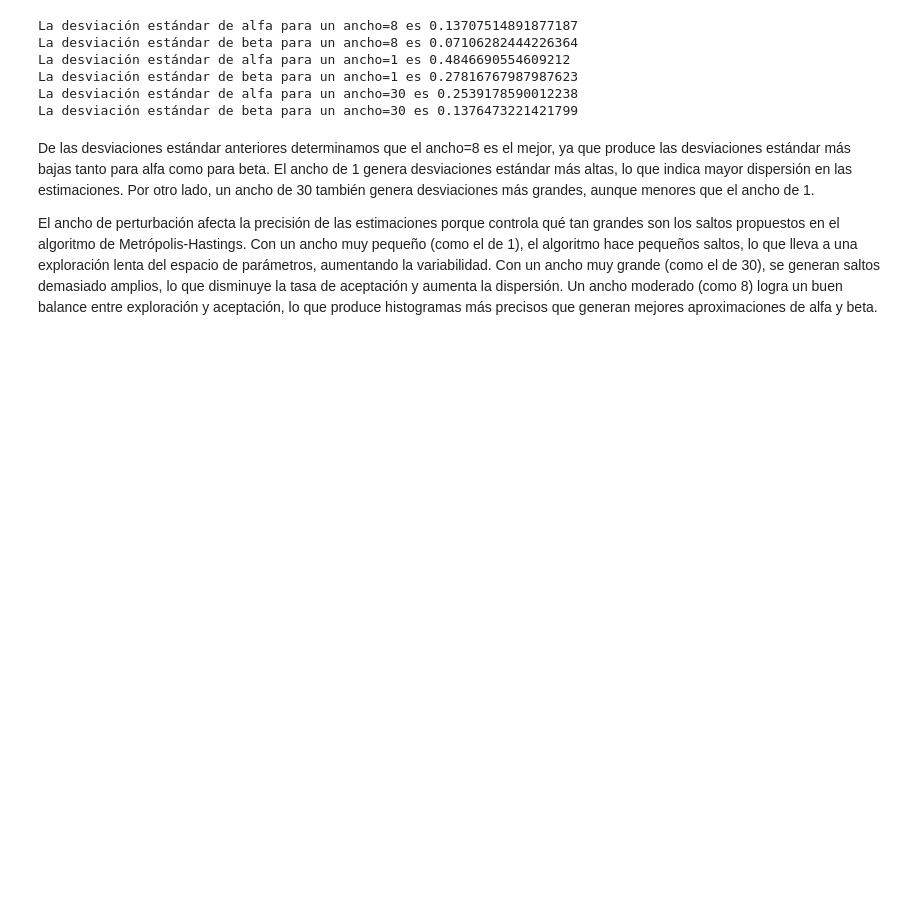
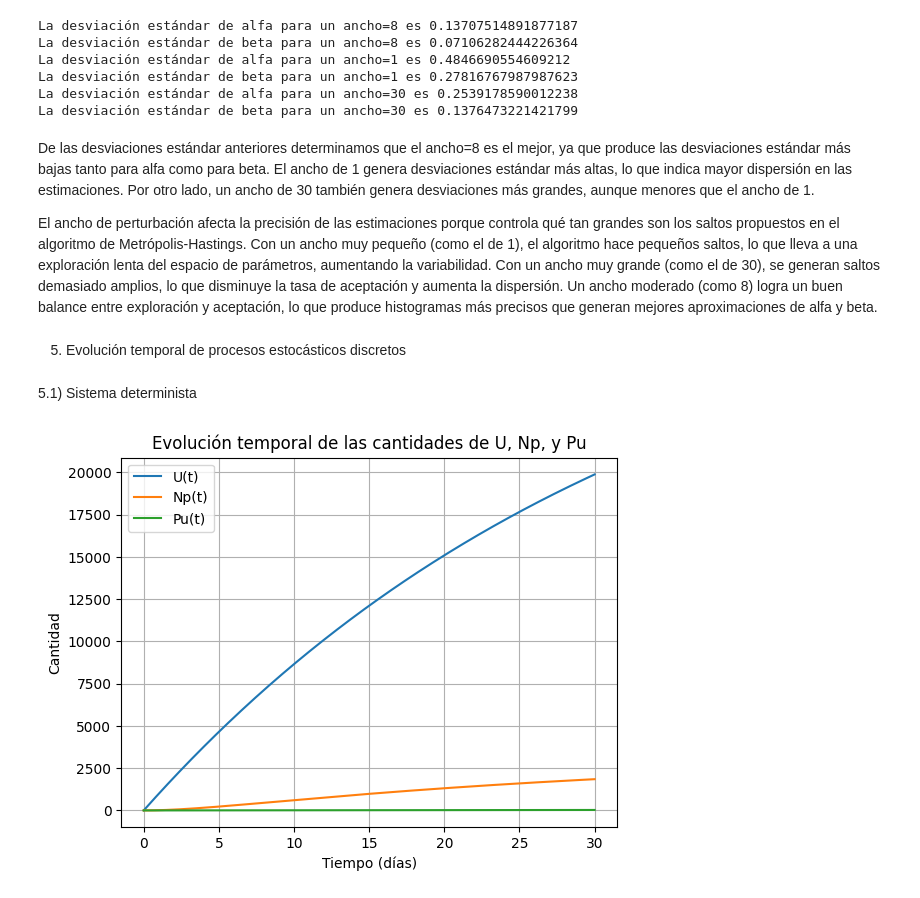
Before and after one commit to sarchilagomez1/MetodosComputacionales2-Fuentes-Archila, a Jupyter notebook: Taller5_fuentesarchila.ipynb, the cells around one changed output. Saved outputs shown, nothing was run; the diff lists cells and outputs as text; code cells hidden in the pictures; blank space fills up the shorter version.

```diff
--- a/Taller5_fuentesarchila.ipynb
+++ b/Taller5_fuentesarchila.ipynb
@@ -282,3 +282,54 @@ La desviación estándar de beta para un ancho=30 es 0.1376473221421799
 De las desviaciones estándar anteriores determinamos que el ancho=8 es el mejor, ya que produce las desviaciones estándar más bajas tanto para alfa como para beta. El ancho de 1 genera desviaciones estándar más altas, lo que indica mayor dispersión en las estimaciones. Por otro lado, un ancho de 30 también genera desviaciones más grandes, aunque menores que el ancho de 1.
 
 El ancho de perturbación afecta la precisión de las estimaciones porque controla qué tan grandes son los saltos propuestos en el algoritmo de Metrópolis-Hastings. Con un ancho muy pequeño (como el de 1), el algoritmo hace pequeños saltos, lo que lleva a una exploración lenta del espacio de parámetros, aumentando la variabilidad. Con un ancho muy grande (como el de 30), se generan saltos demasiado amplios, lo que disminuye la tasa de aceptación y aumenta la dispersión. Un ancho moderado (como 8) logra un buen balance entre exploración y aceptación, lo que produce histogramas más precisos que generan mejores aproximaciones de alfa y beta.
+# %% [markdown]
+5. Evolución temporal de procesos estocásticos discretos
+# %% [markdown]
+5.1) Sistema determinista
+# %%
+import numpy as np
+from scipy.integrate import solve_ivp
+import matplotlib.pyplot as plt
+
+# Constantes proporcionadas
+A = 1000  # Creación de 239-U por día
+B = 20  # Extracción de plutonio por día
+t_half_U = 23.4  # Vida media de 239-U en días
+t_half_Np = 2.36  # Vida media de 239-Np en días
+
+# Constantes de desintegración lambda
+lambda_U = np.log(2) / t_half_U
+lambda_Np = np.log(2) / t_half_Np
+
+# Definición del sistema de ecuaciones diferenciales
+def sistema(t, y):
+    U, Np, Pu = y
+    dU_dt = A - lambda_U * U
+    dNp_dt = lambda_U * U - lambda_Np * Np
+    dPu_dt = lambda_Np * Np - B * Pu
+    return [dU_dt, dNp_dt, dPu_dt]
+
+# Condiciones iniciales: planta completamente limpia (U = Np = Pu = 0 al inicio)
+y0 = [0, 0, 0]
+
+# Simular 30 días
+t_span = (0, 30)
+t_eval = np.linspace(0, 30, 300)
+
+# Resolver el sistema de ecuaciones diferenciales
+sol = solve_ivp(sistema, t_span, y0, t_eval=t_eval)
+
+# Graficar los resultados
+plt.plot(sol.t, sol.y[0], label="U(t)")
+plt.plot(sol.t, sol.y[1], label="Np(t)")
+plt.plot(sol.t, sol.y[2], label="Pu(t)")
+plt.xlabel("Tiempo (días)")
+plt.ylabel("Cantidad")
+plt.title("Evolución temporal de las cantidades de U, Np, y Pu")
+plt.legend()
+plt.grid(True)
+plt.show()
+
+#NO SE SI ESTO ESTA BIEN O NO :(
+# %% [output]
+[figure, added]
```
